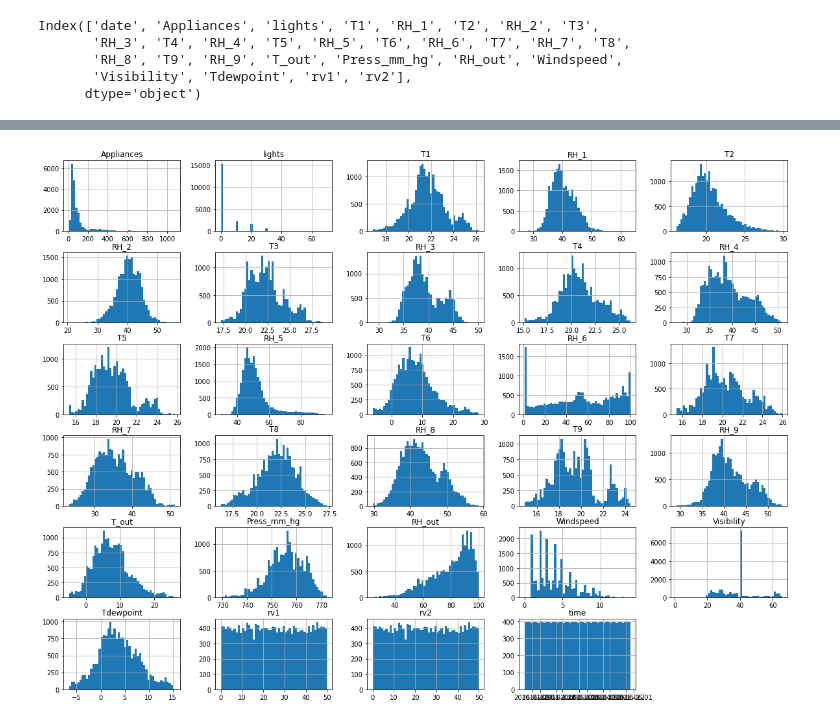
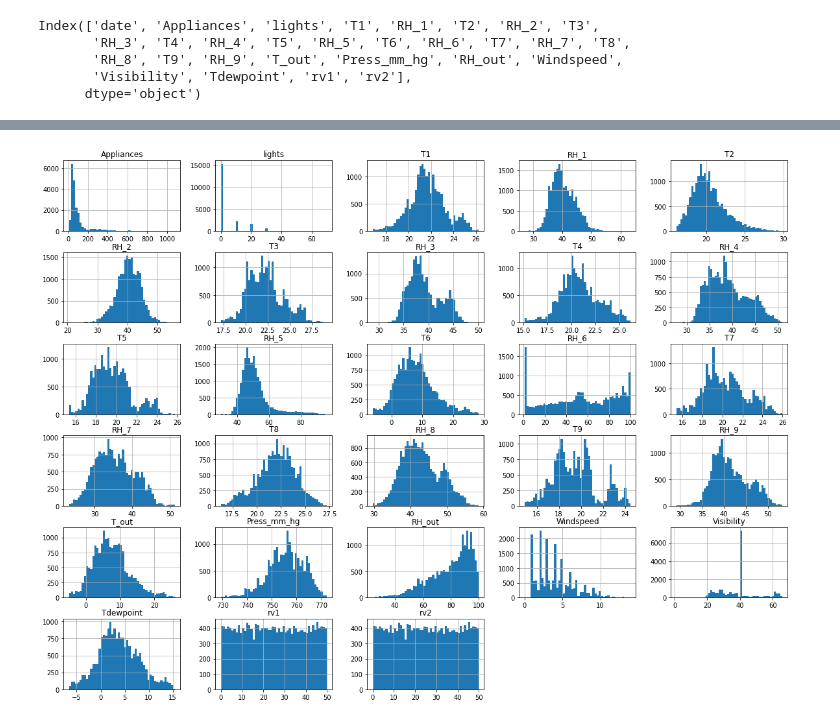
Before and after one commit to nimnathw/energy-consumption, a Jupyter notebook: energy_consumption.ipynb, the cells around one changed output, grey strips where cells are left out. Drawn from its saved outputs; the diff is of its cells as text; code cells hidden in the pictures.

```diff
--- a/energy_consumption.ipynb
+++ b/energy_consumption.ipynb
@@ -108,12 +114,10 @@ None
 # %%
 # Convert string to datetime object
 df_processed = df
-df_processed["time"] = df_processed["date"].apply(lambda x: datetime.datetime.strptime(x, '%Y-%m-%d %H:%M:%S'))
-df_processed = df_processed.drop("date", axis=1)
+df_processed['date'] = pd.to_datetime(df_processed['date'])
 
-# Convert datetime object to integer
-df_processed["time"] = df_processed["time"].apply(lambda x: int(x.timestamp()))
-
+# Set index
+df_processed.set_index('date', inplace=True)
 
 # Print the processed dataframe
 print(df_processed)
@@ -138,6 +142,6 @@ print(df_processed)
 # %%
 # Visualize the distribution of data
-df.hist(bins=50, figsize=(20, 15))
+df_processed.hist(bins=50, figsize=(20, 15))
 plt.show()
 # %% [output]
-[figure, old version]
+[figure, new version]
```
Also changed, not shown: parts of 21 cells of this notebook.
